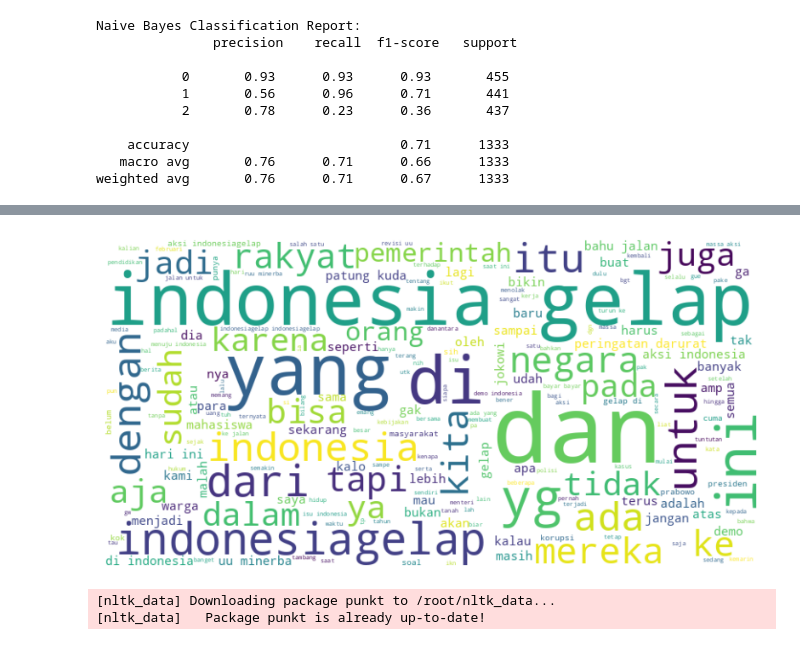
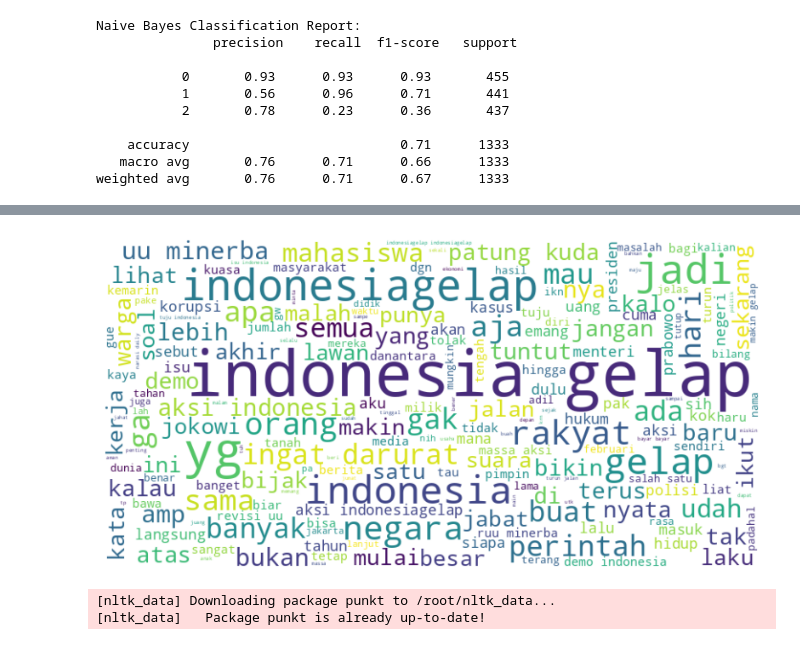
Before and after one commit to DhaniAAA/Scrapping-Ulasan, a Jupyter notebook: Teks_Klasifikasi.ipynb, the cells around one changed output, grey strips where cells are left out. Saved outputs shown, nothing was run; the diff lists cells and outputs as text; code cells hidden in the pictures.

```diff
--- a/Teks_Klasifikasi.ipynb
+++ b/Teks_Klasifikasi.ipynb
@@ -784,24 +686,22 @@ X_train_vec as array:
 
 [1333 rows x 7535 columns]
 # %%
-# prompt: buatkan woldcloud kata yang sering muncul
-
 from wordcloud import WordCloud
 import matplotlib.pyplot as plt
 
 # Gabungkan semua teks dalam kolom 'Content'
-text = " ".join(df['clean_text'].astype(str))
+text = " ".join(df['tweet'].astype(str))
 
 # Buat WordCloud
 wordcloud = WordCloud(width=800, height=400, background_color='white').generate(text)
 
 # Tampilkan WordCloud
 plt.figure(figsize=(10, 5))
 plt.imshow(wordcloud, interpolation='bilinear')
 plt.axis("off")
 plt.show()
 # %% [output]
-[figure, old version]
+[figure, new version]
 # %%
 incorrect_indices = np.where(y_pred_nb != y_test)[0]
 # %%
```
Also changed, not shown: parts of 17 cells of this notebook.
